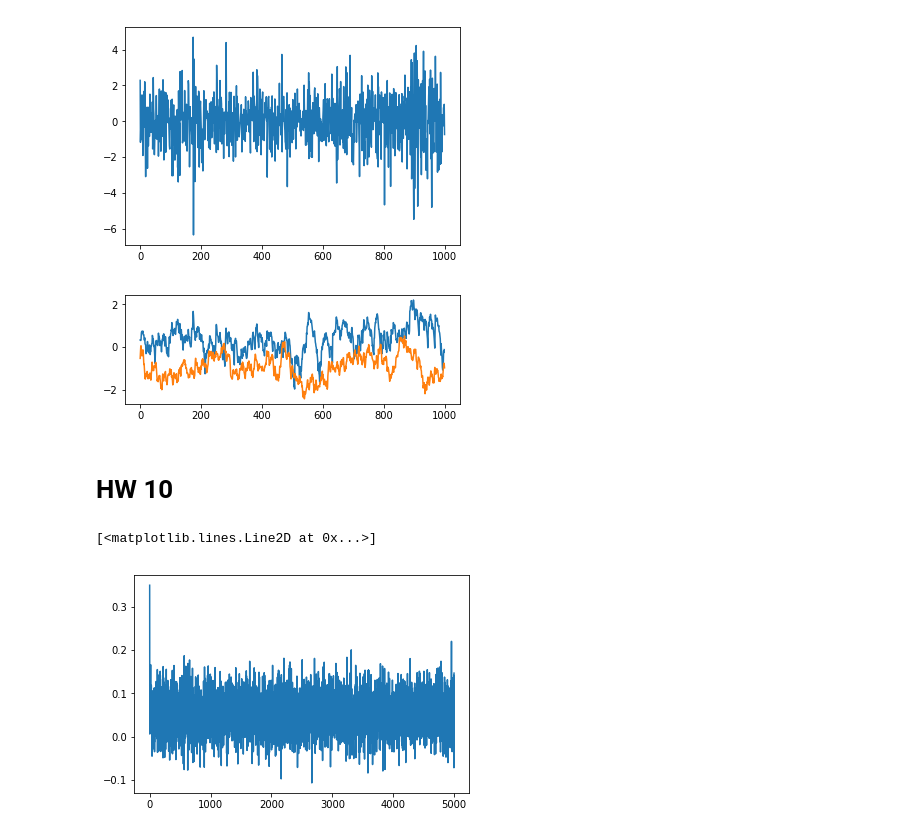
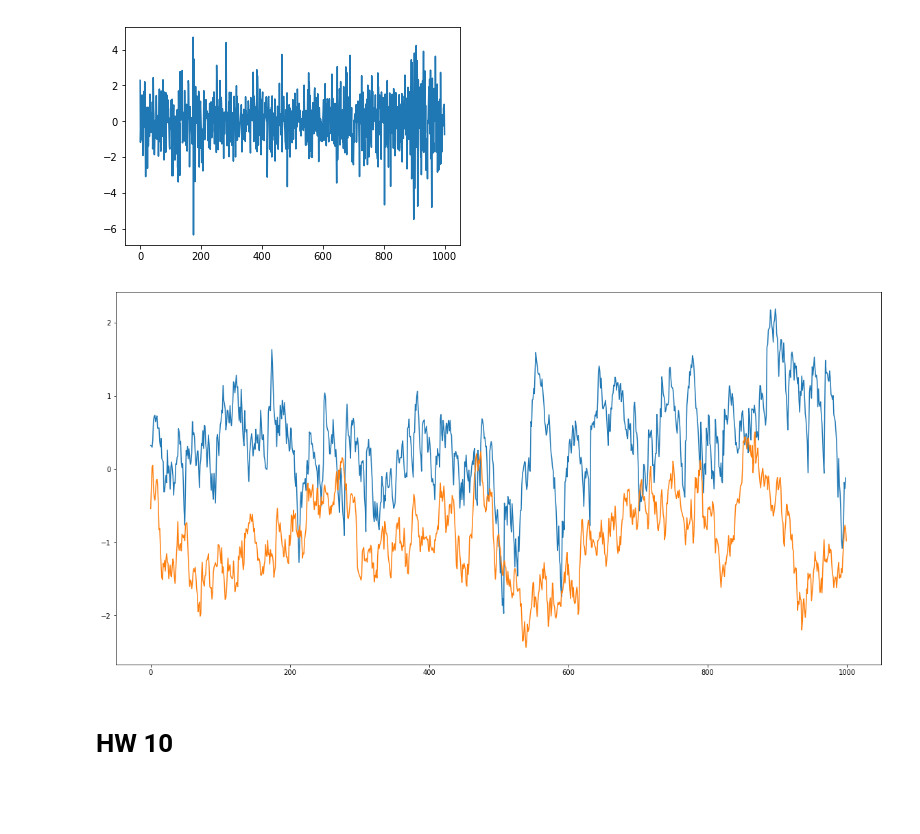
Before and after one commit to keiikegami/BayesHW9-10, a Jupyter notebook: HW8, HW9 and HW10.ipynb, the cells around one changed output. Drawn from its saved outputs; the diff is of its cells as text; code cells hidden in the pictures; blank space fills up the shorter version.

```diff
--- a/HW8, HW9 and HW10.ipynb
+++ b/HW8, HW9 and HW10.ipynb
@@ -77,7 +77,7 @@ ax[1, 1].plot(beta4)
 # %% [markdown]
 # HW 9 (Q1 a): Forward Filtering and Backward Sampling
 # %%
-# normal出すときにsqrtにする必要あり
+
 def FFBS(nsim, vy, mF, vV, amG, amW, vm0, mC0):
 
     T, p = vy.shape[0], mF.shape[0]
@@ -114,7 +114,7 @@ def FFBS(nsim, vy, mF, vV, amG, amW, vm0, mC0):
     # BS loop
     C_float = C.astype(np.float64)
     if m.ndim == 1:
-        mb = np.random.normal(m.astype(np.float64), C_float, size = nsim)
+        mb = np.random.normal(m.astype(np.float64), np.sqrt(C_float), size = nsim)
     else:
         mb = np.random.multivariate_normal(m[0].astype(np.float64), C_float, size = nsim)
 
@@ -138,7 +138,7 @@ def FFBS(nsim, vy, mF, vV, amG, amW, vm0, mC0):
         H_float = mH.astype(np.float64)
 
         if m.ndim == 1:
-            mb = mean.astype(np.float64) + np.random.normal(np.zeros(p), H_float, size = nsim)
+            mb = mean.astype(np.float64) + np.random.normal(np.zeros(p), np.sqrt(H_float), size = nsim)
         else:
             mb = mean.astype(np.float64) + np.random.multivariate_normal(np.zeros(p), H_float, size = nsim)
         amb[t] = mb
@@ -209,12 +209,12 @@ for t in range(T-1):
 truevol = pd.read_csv("sv_truevol.csv")
 truevol = truevol.values[0][1:]
 # %%
-plt.figure(figsize=(6, 2))
+plt.figure(figsize=(20, 10))
 plt.plot(range(0, T-1), beta)
 plt.plot(range(0, T), truevol)
 plt.show()
 # %% [output]
-[figure, old version]
+[figure, new version]
 # %% [markdown]
 # HW 10
 # %%
@@ -385,8 +385,3 @@ for i in range(nsim):
         vphi[i] = dphi
         vmu[i] = dmu
         vsig2[i] = dsig2
-# %%
-plt.plot(vphi)
-# %% [output]
-[<matplotlib.lines.Line2D at 0x...>]
-[figure, removed]
```
Also changed, not shown: parts of 8 cells of this notebook.
